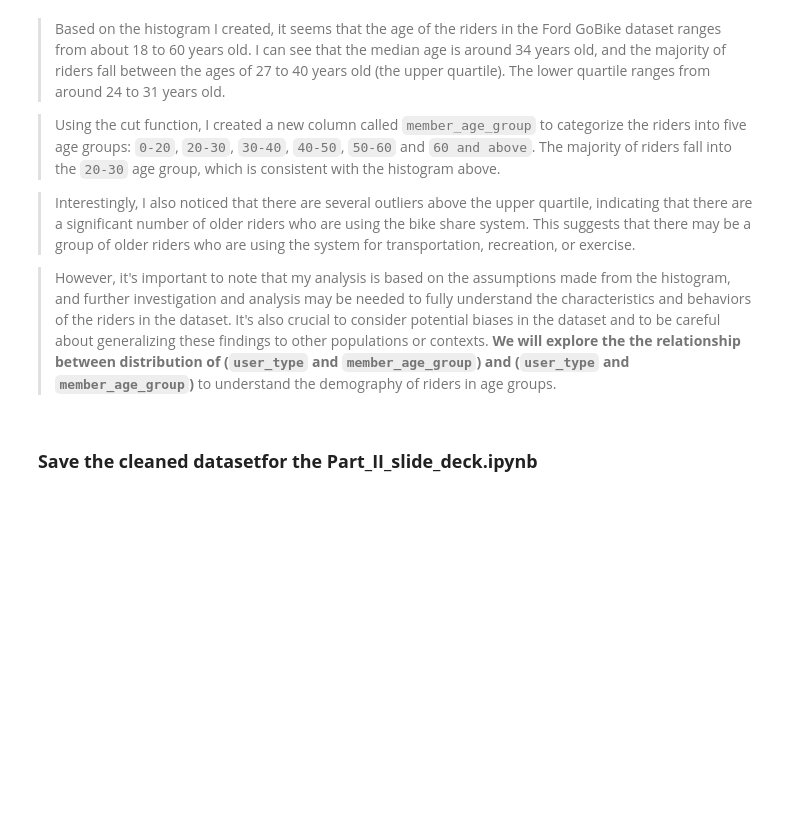
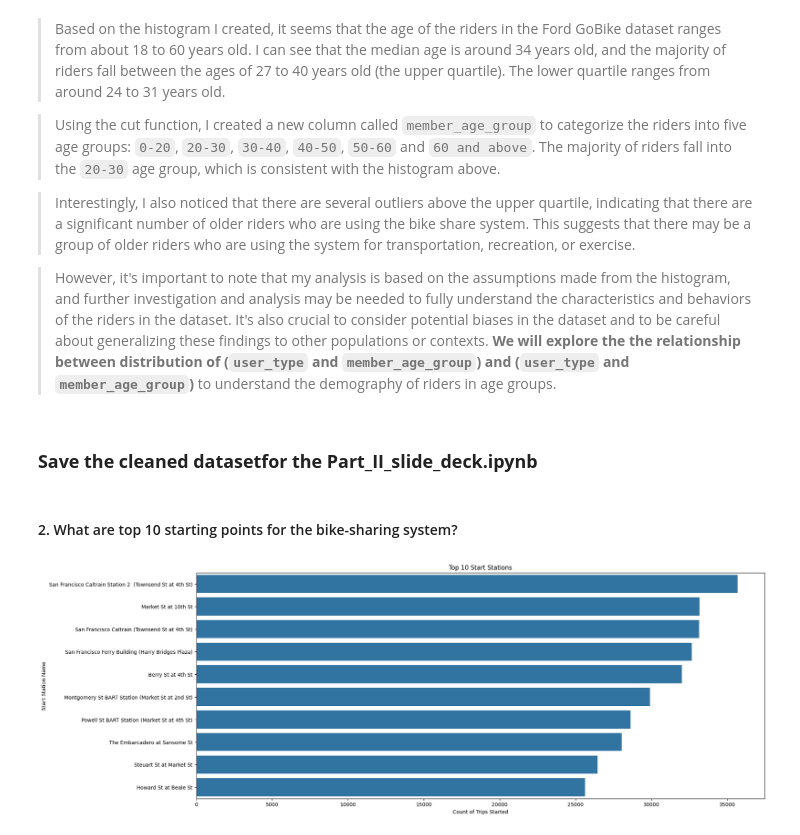
Before and after one commit to kisyular/data-visualization-project, a Jupyter notebook: Part_I_exploration.ipynb, the cells around one changed output. Cells and saved outputs as stored; diff of their text form; code cells hidden in the pictures; blank space fills up the shorter version.

Commit message:
FEAT: UNIVARARIATE EXPLORATION: TEN POPULAR STARTING STATIONS FOR BIKE RIDE

```diff
--- a/Part_I_exploration.ipynb
+++ b/Part_I_exploration.ipynb
@@ -746,3 +746,14 @@ plt.title('Distribution of Member Age');
 ### **Save the cleaned datasetfor the Part_II_slide_deck.ipynb**
 # %%
 cc_bike_data.to_csv('data/part_II_bike_data.csv', index=False)
+# %% [markdown]
+#### 2. What are top 10 starting points for the bike-sharing system?
+# %%
+# plot the top 10 start stations
+plt.figure(figsize=(20, 8))
+sb.countplot(data=cc_bike_data, y='start_station_name', order=cc_bike_data.start_station_name.value_counts().head(10).index, color=base_color)
+plt.title('Top 10 Start Stations')
+plt.xlabel('Count of Trips Started')
+plt.ylabel('Start Station Name');
+# %% [output]
+[figure, added]
```
Also changed, not shown: parts of 1 cell of this notebook.
